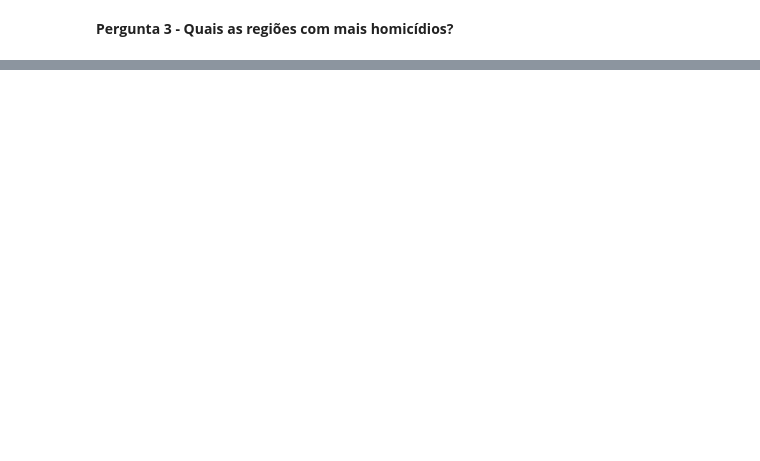
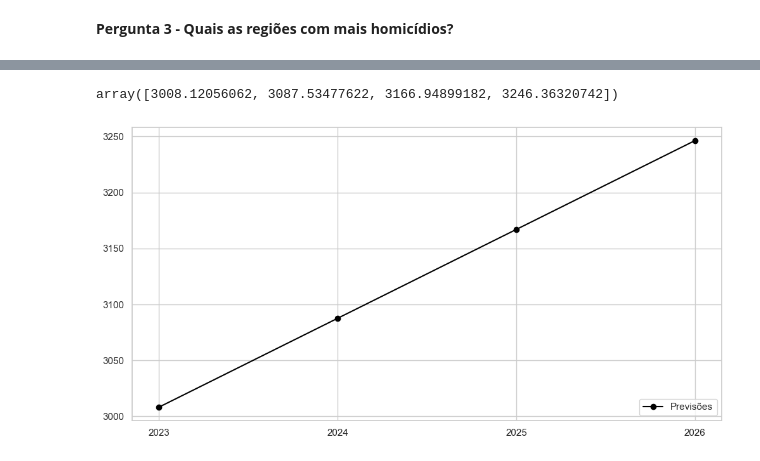
Before and after one commit to priscilaaquila/analise-exploratoria-regressao-indice-homicidios, a Jupyter notebook: Notebook-ead.ipynb, the cells around one changed output, grey strips where cells are left out. Saved outputs shown, nothing was run; the diff lists cells and outputs as text; code cells hidden in the pictures; blank space fills up the shorter version.

Commit message:
Regressão linear de mortes por ano

```diff
--- a/Notebook-ead.ipynb
+++ b/Notebook-ead.ipynb
@@ -511,0 +575,2 @@ plt.show()
+# %%
+X_train, X_test, y_train, y_test = train_test_split(reg_df[["Year"]], reg_df["VALUE"], test_size=best_ts, random_state=best_rs)
@@ -511,0 +579,3 @@ plt.show()
+# %%
+regression = LinearRegression()
+regression.fit(X_train, y_train)
@@ -511,0 +615,3 @@ plt.show()
+# %%
+anos_predict = pd.DataFrame({ "Year": [2023, 2024, 2025, 2026] })
+anos_predict
@@ -511,0 +624,12 @@ plt.show()
+# %%
+predict = regression.predict(anos_predict)
+predict
+# %% [output]
+array([3008.12056062, 3087.53477622, 3166.94899182, 3246.36320742])
+# %%
+plt.plot(anos_predict, predict, marker="o", label='Previsões', color='black', linewidth=1.5)
+plt.xticks(range(2023, 2027, 1))
+plt.legend(loc="lower right")
+plt.show()
+# %% [output]
+[figure, added]
```
Also changed, not shown: parts of 34 cells of this notebook.
